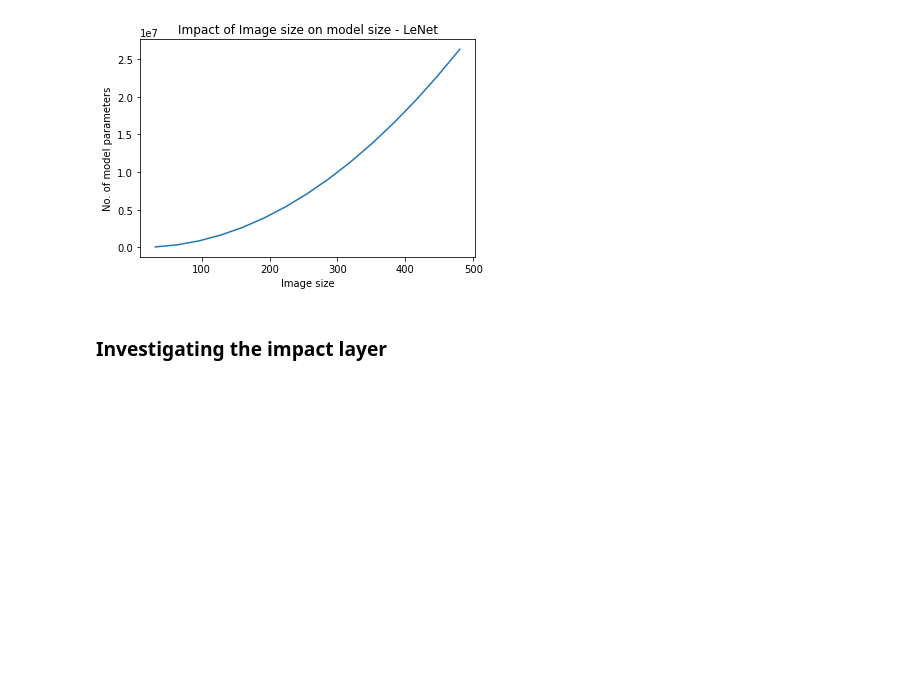
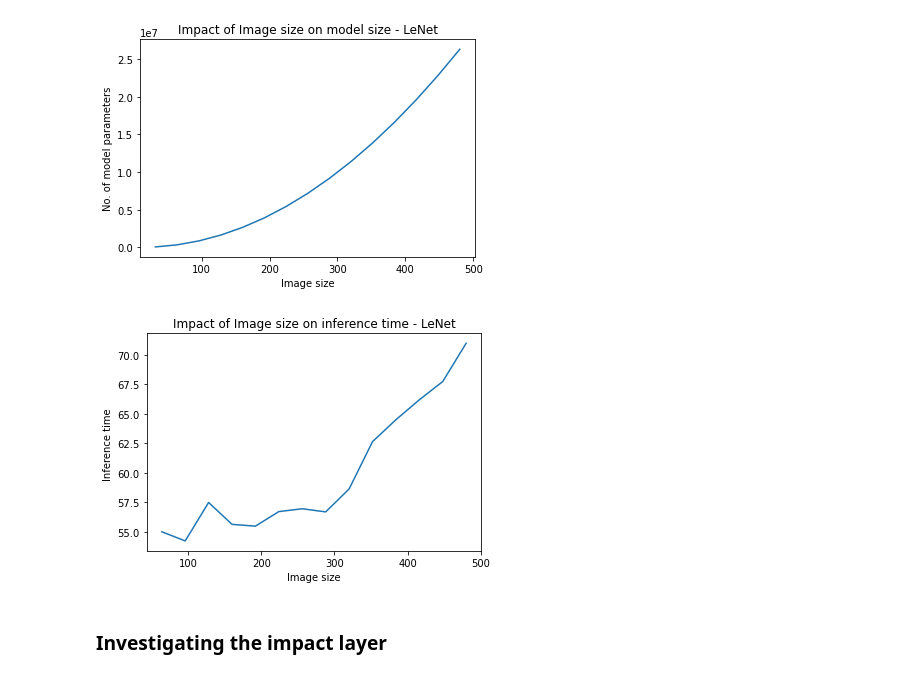
Before and after one commit to nik1806/Model_compression, a Jupyter notebook: img_impact_on_model.ipynb, the cells around one changed output. Drawn from its saved outputs; the diff is of its cells as text; code cells hidden in the pictures; blank space fills up the shorter version.

Commit message:
Add: inference profiling

```diff
--- a/img_impact_on_model.ipynb
+++ b/img_impact_on_model.ipynb
@@ -18,9 +20,33 @@ def create_LeNet(image_size = (28, 28)):
         keras.layers.Dense(10, activation='softmax')
     ])
     return model
+# %%
+# This function consider synchronous execution and GPU aspects to measure time more accurately
+
+def profile_inf_time(img_expanded, model):
+    starter, ender = torch.cuda.Event(enable_timing=True), torch.cuda.Event(enable_timing=True)
+    repetitions = 300
+    timings=np.zeros((repetitions,1))
+    #GPU-WARM-UP
+    for _ in range(10):
+        _ = model.predict(img_expanded)
+    # MEASURE PERFORMANCE
+    for rep in range(repetitions):
+        starter.record()
+        _ = model.predict(img_expanded)
+        ender.record()
+        # WAIT FOR GPU SYNC
+        torch.cuda.synchronize()
+        curr_time = starter.elapsed_time(ender)
+        timings[rep] = curr_time
+    mean_syn = np.sum(timings) / repetitions
+    std_syn = np.std(timings)
+    time.sleep(1) # to avoid interference between each execution
+    return mean_syn
 # %%
 img_size_list = []
 n_params_list = []
+infer_time_list = []
 
 for i in range(1,16):
     # dummy image
@@ -32,11 +58,12 @@ for i in range(1,16):
     # model = tf.keras.applications.VGG16(input_shape = img_shape, classes=10, include_top=False, weights=None)
     # custom model
     model = create_LeNet(img_shape)
-    model.predict(img_expanded)
+    curr_time = profile_inf_time(img_expanded, model)
     # get model stats
     n_params = model.count_params()
-    print(f"Image shape:{img_shape[0]}, No. of params:{n_params}")
+    print(f"Image shape:{img_shape[0]}, No. of params:{n_params}, Inference time:{curr_time}")
     # append to list
     img_size_list.append(img_shape[0])
     n_params_list.append(n_params)
+    infer_time_list.append(curr_time)
 # %% [output]
@@ -63,6 +90,14 @@ plt.title("Impact of Image size on model size - LeNet")
 plt.show()
 # %% [output]
 [figure]
+# %%
+plt.plot(img_size_list[1:], infer_time_list[1:])
+plt.xlabel("Image size")
+plt.ylabel("Inference time ")
+plt.title("Impact of Image size on inference time - LeNet")
+plt.show()
+# %% [output]
+[figure, added]
 # %% [markdown]
 ### Investigating the impact layer
 # %%
```
Also changed, not shown: parts of 2 cells of this notebook.
